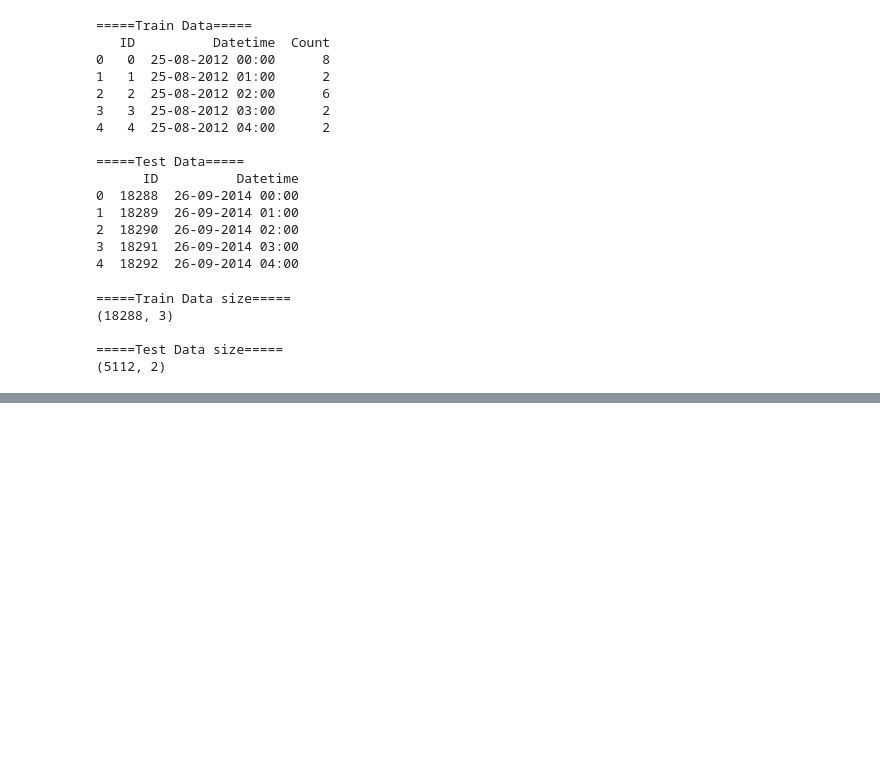
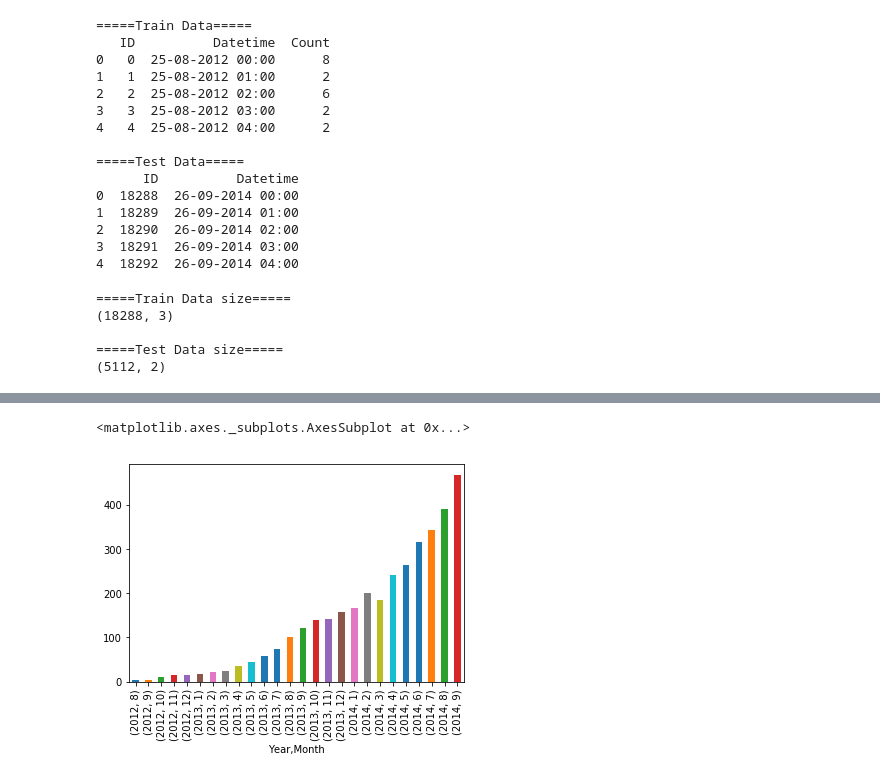
Before and after one commit to vedant511/time-series-analysis, a Jupyter notebook: src/main.ipynb, the cells around one changed output, grey strips where cells are left out. Saved outputs shown, nothing was run; the diff lists cells and outputs as text; code cells hidden in the pictures; blank space fills up the shorter version.

```diff
--- a/src/main.ipynb
+++ b/src/main.ipynb
@@ -79,0 +145,5 @@ print(test.shape)
+# %%
+train.groupby(['Year', 'Month'])['Count'].mean().plot.bar()
+# %% [output]
+<matplotlib.axes._subplots.AxesSubplot at 0x...>
+[figure, added]
```
Also changed, not shown: parts of 31 cells of this notebook, 1 other file.
